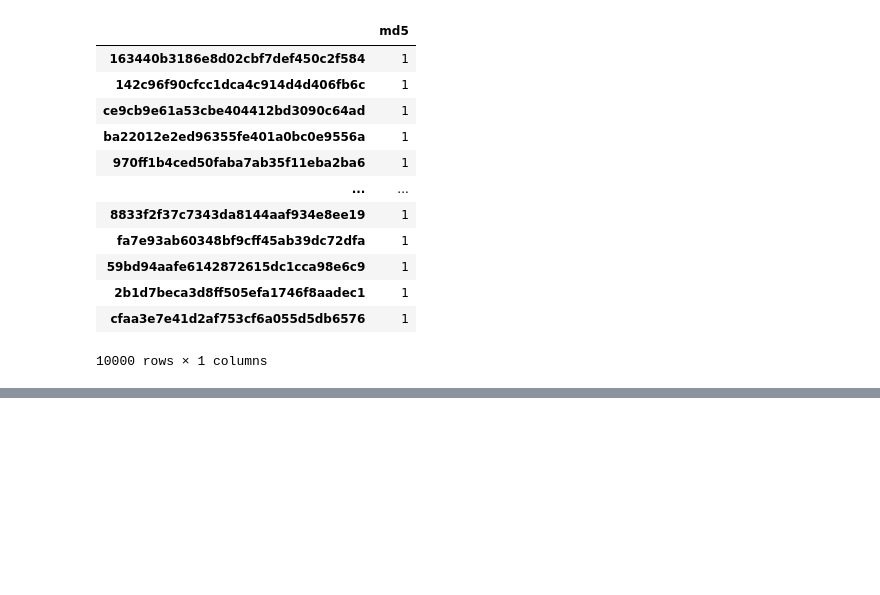
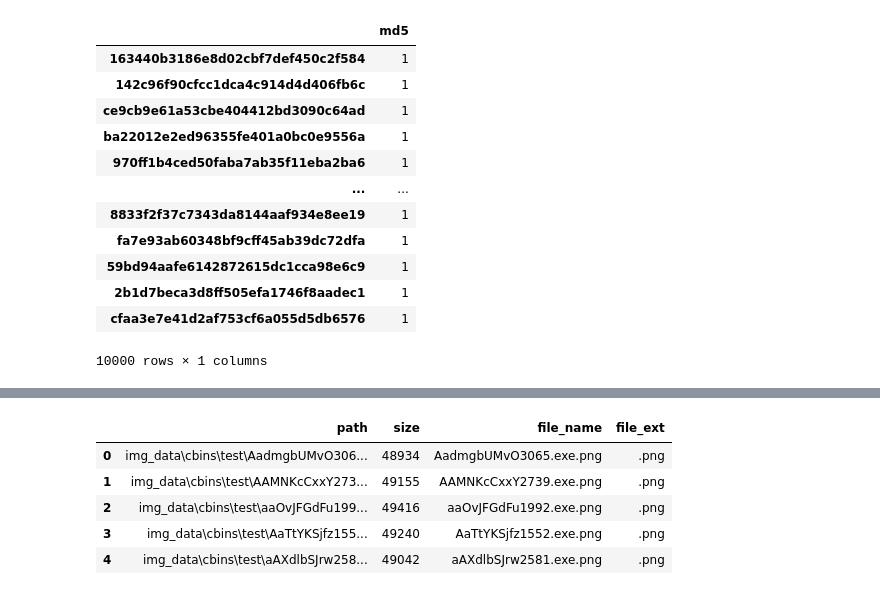
Before and after one commit to gcc71/msds-practicum-two, a Jupyter notebook: HashSet.ipynb, the cells around one changed output, grey strips where cells are left out. Drawn from its saved outputs; the diff is of its cells as text; code cells hidden in the pictures; blank space fills up the shorter version.

```diff
--- a/HashSet.ipynb
+++ b/HashSet.ipynb
@@ -117,0 +127,15 @@ mf.to_csv("combined_exes_hashes.csv")
+# %%
+#data folder contains generated exe files
+path = "img_data"
+# Create the pandas DataFrame from object dictionary
+df = pd.DataFrame([o.__dict__ for o in mt.get_files(path)])
+
+# print dataframe.
+df.head(5)
+# %% [output]
+|  | path | size | file_name | file_ext |
+| 0 | img_data\cbins\test\AadmgbUMvO306... | 48934 | AadmgbUMvO3065.exe.png | .png |
+| 1 | img_data\cbins\test\AAMNKcCxxY273... | 49155 | AAMNKcCxxY2739.exe.png | .png |
+| 2 | img_data\cbins\test\aaOvJFGdFu199... | 49416 | aaOvJFGdFu1992.exe.png | .png |
+| 3 | img_data\cbins\test\AaTtYKSjfz155... | 49240 | AaTtYKSjfz1552.exe.png | .png |
+| 4 | img_data\cbins\test\aAXdlbSJrw258... | 49042 | aAXdlbSJrw2581.exe.png | .png |
```
Also changed, not shown: parts of 17 cells of this notebook, 1 other file.
